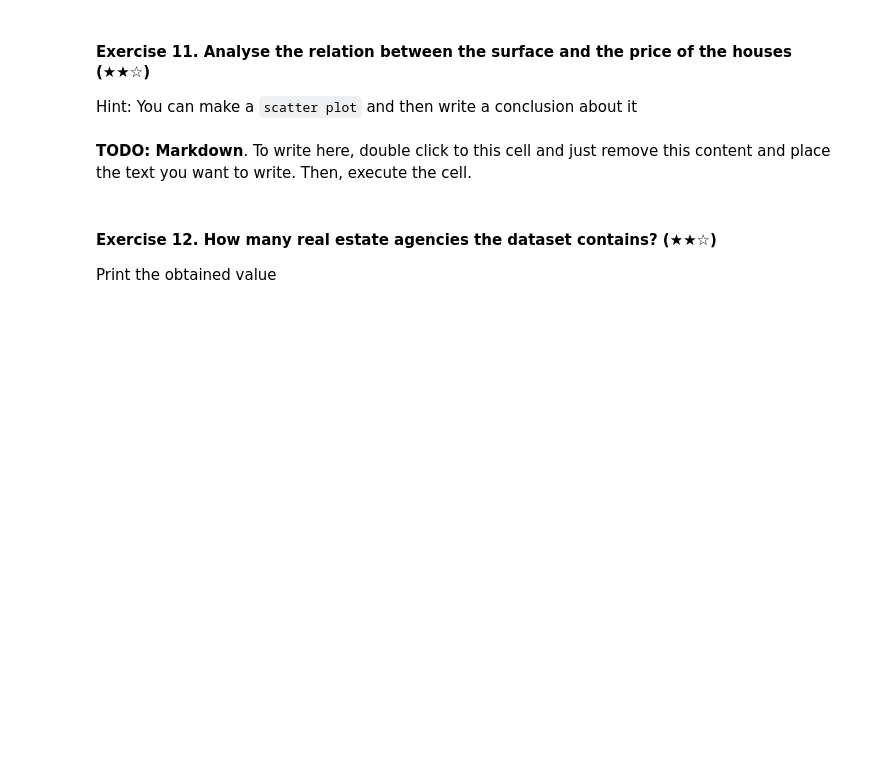
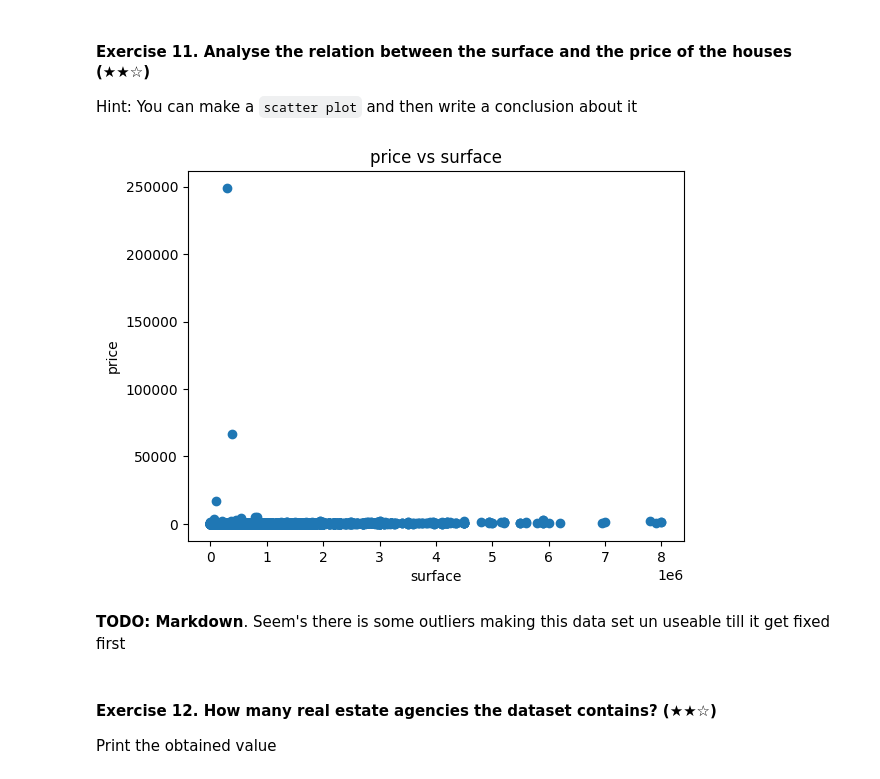
Before and after one commit to OleMater/realestate-datacleanup-exercise, a Jupyter notebook: project.ipynb, the cells around one changed output. Drawn from its saved outputs; the diff is of its cells as text; code cells hidden in the pictures; blank space fills up the shorter version.

```diff
--- a/project.ipynb
+++ b/project.ipynb
@@ -170,5 +207,14 @@ Hint: You can make a `scatter plot` and then write a conclusion about it
+# %%
+
+plt.scatter(df['price'], (df['surface']))
+plt.xlabel('surface')
+plt.ylabel('price')
+plt.title('price vs surface')
+plt.show()
+# %% [output]
+[figure, added]
 # %% [markdown]
-**TODO: Markdown**. To write here, double click to this cell and just remove this content and place the text you want to write. Then, execute the cell.
+**TODO: Markdown**. Seem's there is some outliers making this data set un useable till it get fixed first
 # %% [markdown]
 #### Exercise 12. How many real estate agencies the dataset contains? (★★☆)
 
```
Also changed, not shown: parts of 15 cells of this notebook.
